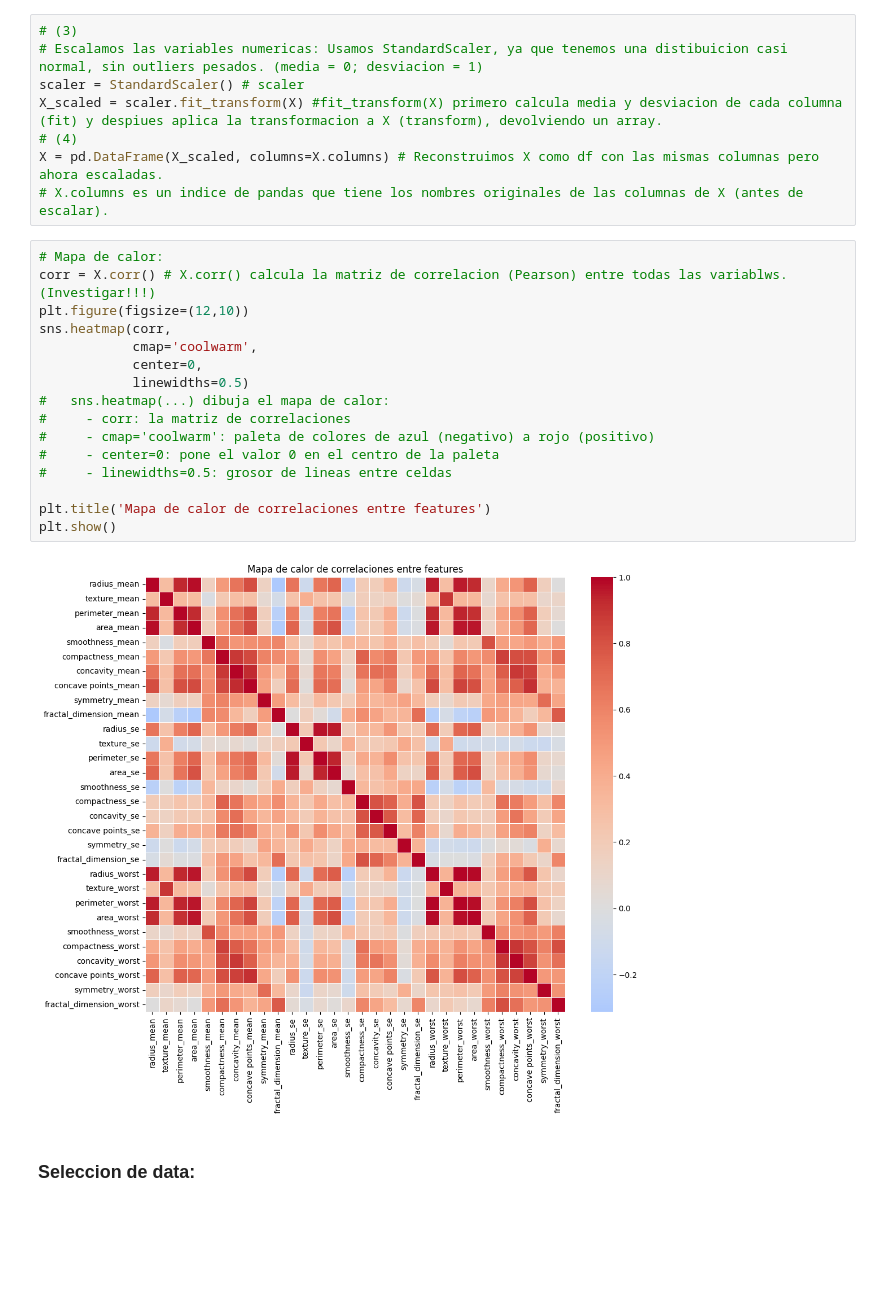
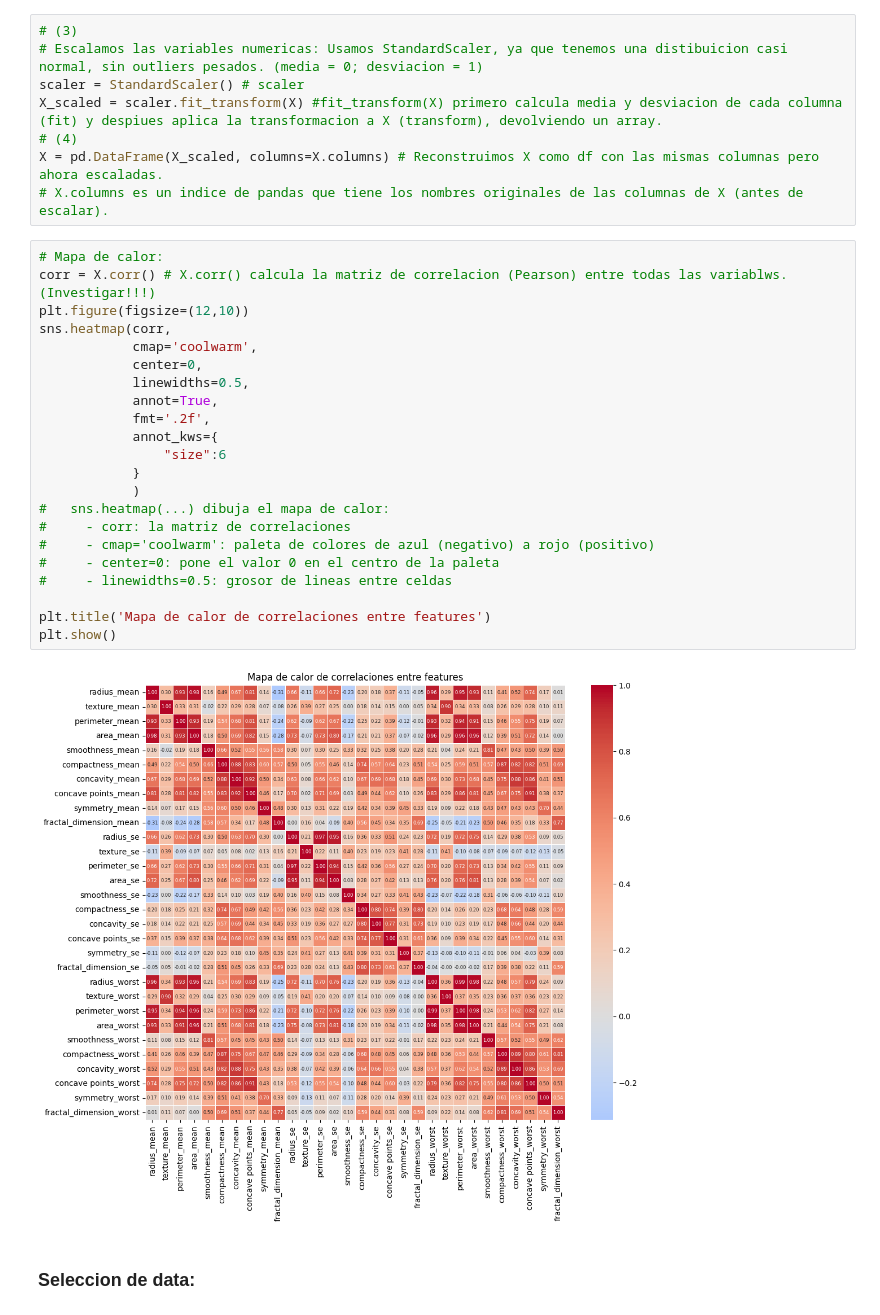
Before and after one commit to aformen9/BC-ML-Project, a Jupyter notebook: notebook/BreastCancer_ML.ipynb, the cells around one changed output. Saved outputs shown, nothing was run; the diff lists cells and outputs as text; blank space fills up the shorter version.

Commit message:
agregue numeros en el heatmap e hice un boxplot de las columnas seleccionadas para ver si tiene muchos outliers

```diff
--- a/notebook/BreastCancer_ML.ipynb
+++ b/notebook/BreastCancer_ML.ipynb
@@ -604,21 +607,27 @@ X = pd.DataFrame(X_scaled, columns=X.columns) # Reconstruimos X como df con las
 # %%
 # Mapa de calor:
 corr = X.corr() # X.corr() calcula la matriz de correlacion (Pearson) entre todas las variablws. (Investigar!!!)
 plt.figure(figsize=(12,10))
 sns.heatmap(corr,
             cmap='coolwarm',
             center=0,
-            linewidths=0.5)
+            linewidths=0.5,
+            annot=True,
+            fmt='.2f',
+            annot_kws={
+                "size":6
+            }
+            )
 #   sns.heatmap(...) dibuja el mapa de calor:
 #     - corr: la matriz de correlaciones
 #     - cmap='coolwarm': paleta de colores de azul (negativo) a rojo (positivo)
 #     - center=0: pone el valor 0 en el centro de la paleta
 #     - linewidths=0.5: grosor de lineas entre celdas
 
 plt.title('Mapa de calor de correlaciones entre features')
 plt.show()
 # %% [output]
-[figure, old version]
+[figure, new version]
 # %% [markdown]
 ### Seleccion de data:
 # %% [markdown]
```
Also changed, not shown: parts of 4 cells of this notebook.
